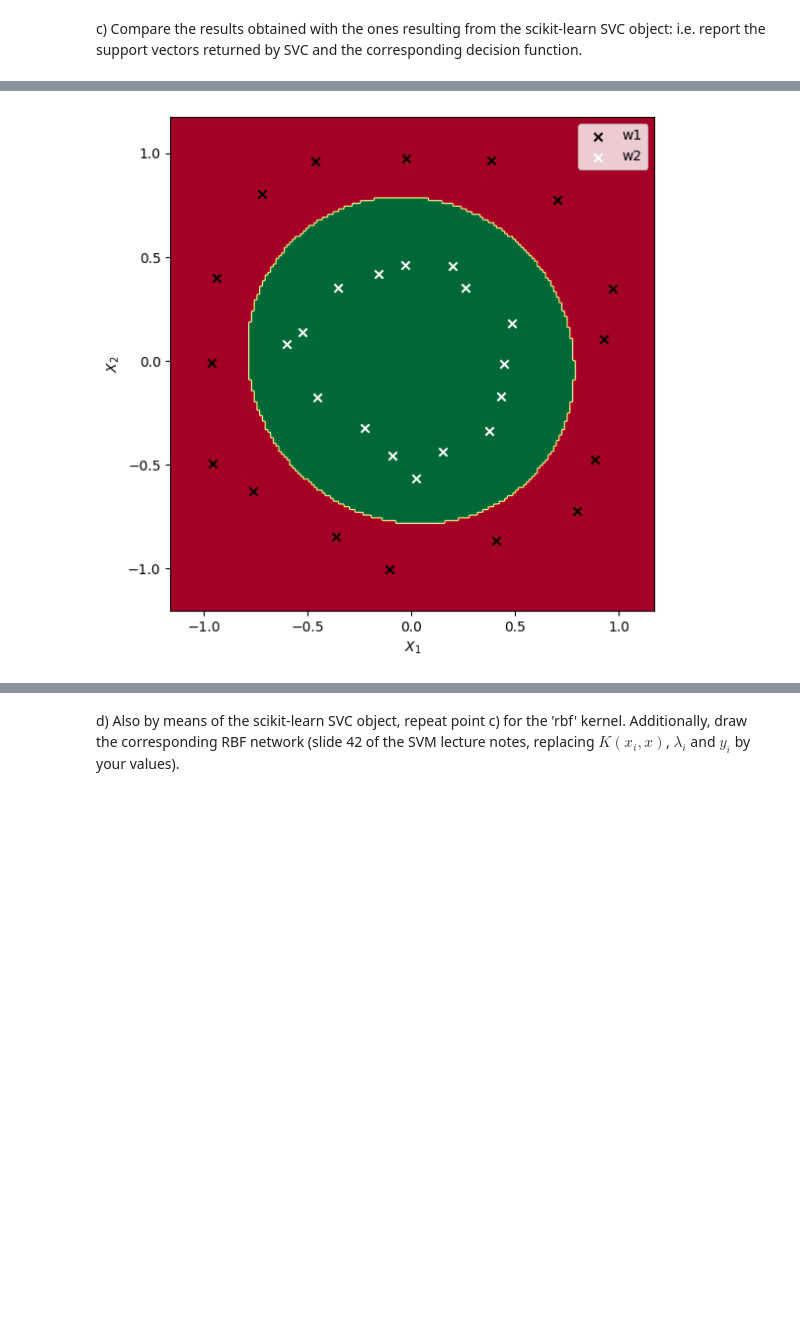
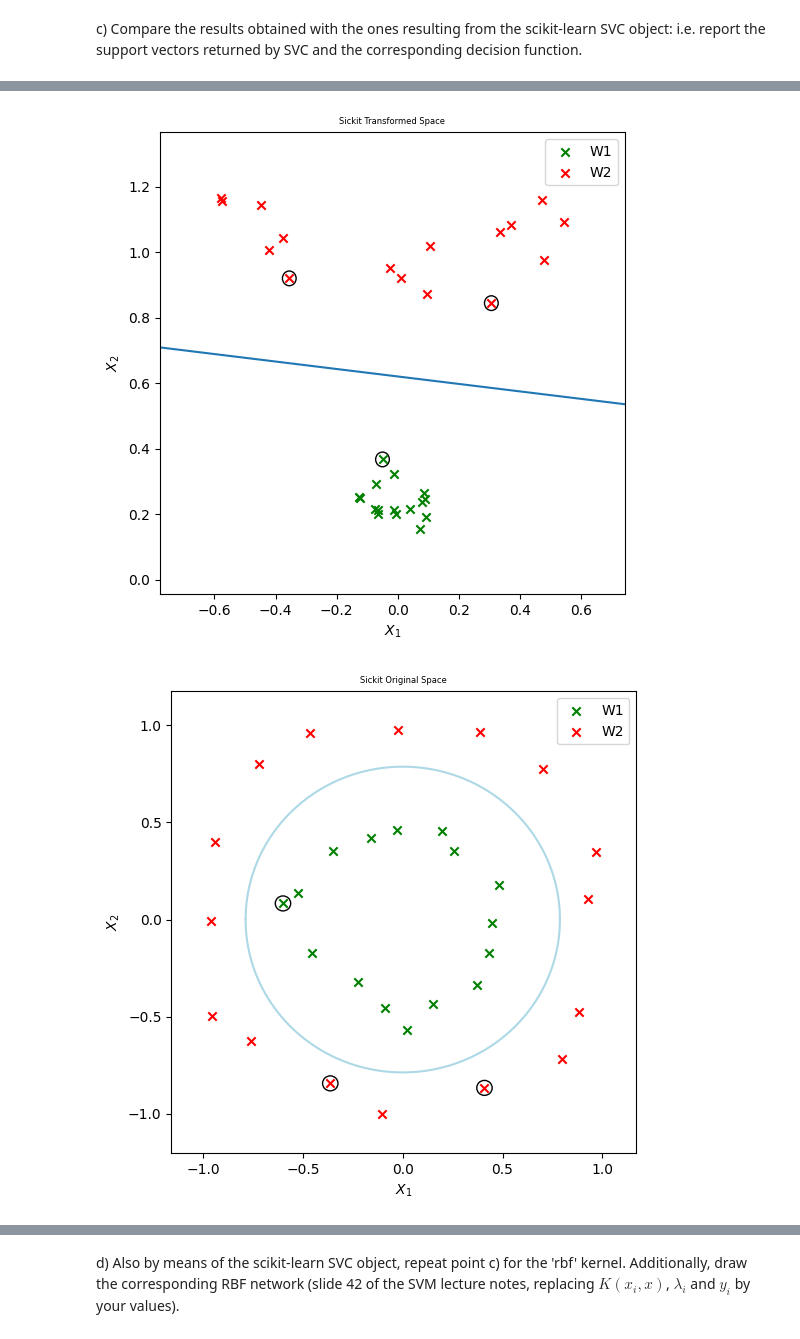
Before and after one commit to pedromartip/Instance-based-learning, a Jupyter notebook: NewHandout3.ipynb, the cells around one changed output, grey strips where cells are left out. Cells and saved outputs as stored; diff of their text form; code cells hidden in the pictures; blank space fills up the shorter version.

```diff
--- a/NewHandout3.ipynb
+++ b/NewHandout3.ipynb
@@ -302,20 +321,20 @@ c)	Compare the results obtained with the ones resulting from the scikit-learn SV
 '''
 y = np.squeeze(y)
 
-svm_sickit = svm.SVC(C = 1e16, kernel = 'linear')
-svm_sickit.fit(X, y)
+svm_precomputed = svm.SVC(C = 1e16, kernel = 'linear')
+svm_precomputed.fit(X, y)
 
-sv = svm_sickit.support_vectors_
-w = svm_sickit.coef_.flatten()
-w0 = svm_sickit.intercept_
-lm = svm_sickit.dual_coef_.flatten()
+sv = svm_precomputed.support_vectors_
+w = svm_precomputed.coef_.flatten()
+w0 = svm_precomputed.intercept_
+lm = svm_precomputed.dual_coef_.flatten()
 
 print(f"Support Vectors:\n {sv}")
 print(f'\ng(x) = {w[0].round(5)}x1 + {w[1].round(5)}x2 + {w0[0].round(5)}')
 
 title = f'SVC Object\ng(x) = {w[0].round(4)}x1 + {w[1].round(4)}x2 + {w0[0].round(4)}'
 plot_decision_func(X,y,sv,w,w0,title, show_lines=True)
-plot_classification_map(X,oy,svm_sickit)
+plot_classification_map(X,oy,svm_precomputed)
 
 #Comparation between both models
 print("                                 MODEL COMPARATION                                ")
@@ -531,10 +571,9 @@ c)	Compare the results obtained with the ones resulting from the scikit-learn SV
 4. plot with samples and contour corresponding to the decision function
 5. classification map
 '''
-svm_sickit = svm.SVC(kernel='precomputed',C=1e16)
+svm_precomputed = svm.SVC(kernel='precomputed',C=1e16)
 
 #gram_train = np.dot(X_trans2, X_trans2.T)
-
 n, m = X_trans2.shape
 gram_train = np.zeros((n, n))
 
@@ -543,50 +582,31 @@ for i in range(n):
         for k in range(m):
             gram_train[i][j] += X_trans2[i][k] * X_trans2[j][k]
 
-svm_sickit.fit(gram_train, y_2.flatten())
+svm_precomputed.fit(gram_train, y_2.flatten())
 
-index_sv_scikit2 = svm_sickit.support_
-sv_scikit2 = X_2[index_sv_scikit2]
-print(f'Support Vectors from scikit-learn SVC with PRECOMPUTED kernel: \n{sv_scikit2}')
+index_sv_precomputed = svm_precomputed.support_
+sv_p = X_2[index_sv_precomputed]
+sv_p_trans = X_trans2[index_sv_precomputed]
+print(f'Original Support Vectors from scikit-learn SVC with PRECOMPUTED kernel: \n{sv_p}')
 
 '''Calculate the decision curve'''
-w_sickit2 = svm_sickit.dual_coef_
-print(f"w = \n{(w_sickit2.round(3)).T}")
+lm_p = create_lambda(index_sv_precomputed,len(X_2),svm_precomputed)
+w_p = calculate_w_wpk(X_trans2,y_2,lm_p)
 
-w0_sickit2 = svm_sickit.intercept_
-print(f"w0 = {(w0_sickit2.round(3))}")
+w0_p = calculate_w0_wpk(X_trans2,y_2,w_p,lm_p)
+
+#TRANSFORMED SPACE
+print(f'\nTransformed Space\ng1(x): {w_p[0].round(3)}x1 + {w_p[1].round(3)}x2 + {w0_p[0].round(3)} = 0')
+
+#ORIGINAL SPACE
+print(f'Original Space\ng2(x): {w_p[0].round(3)}(x1x2) + {w_p[1].round(3)}(x1^2 + x2^2) + {w0_p[0].round(3)}')
 
 
-def transform(x):
-    return np.array([x[0]*x[1], x[0]**2 + x[1]**2])
+#PLOT TRANSFORMED SPACE
+plot_decision_func(X_trans2,y_2,sv_p_trans,w_p,w0_p,'Sickit Transformed Space')
 
-'''Classification map'''
-#Code used from teacher in previous handout
-x1lim = [X_2[:, 0].min(), X_2[:, 0].max()]
-x2lim = [X_2[:, 1].min(), X_2[:, 1].max()]
+#PLOT ORIGINAL SPACE
+plot_T2(X_2,y_2,sv_p,w_p,w0_p,'Sickit Original Space')
 
-npts = 300
-x1s = np.linspace(x1lim[0]-1, x1lim[1]+1, npts)
-x2s = np.linspace(x2lim[0]-1, x2lim[1]+1, npts)
-
-
-m = np.zeros((npts, npts))
-for k1, x1 in enumerate(x1s):
-    for k2, x2 in enumerate(x2s):
-        x = np.array([x1, x2])
-        x = transform(x)
-        x = np.dot(x, X_trans2.T)
-        prediction = svm_sickit.predict([x]) # For fix the deprecation error
-        m[k1, k2] = prediction[0]
-
-plt.figure(figsize=(6.5, 6.5))
-plt.xlim([x1lim[0]-0.2, x1lim[1]+0.2])
-plt.ylim([x2lim[0]-0.2, x2lim[1]+0.2])
-plt.imshow(m.T, cmap='RdYlGn', origin='lower', extent=(x1lim[0]-1, x1lim[1]+1, x2lim[0]-1, x2lim[1]+1))
-for c in range(2):  # Assuming binary classification. Change if more classes.
-    plot_class(c, X_2, oy_2)
-plt.xlabel('$X_1$')
-plt.ylabel('$X_2$')
-plt.legend()
-plt.show()
+plot_classification_map(X_2,oy_2,svm_precomputed,precomputed=True)
 # %% [output]
@@ -602 +622,2 @@ w0 = [2.396]
-[figure, old version]
+[figure, new version]
+[figure, added]
```
Also changed, not shown: parts of 15 cells of this notebook.
